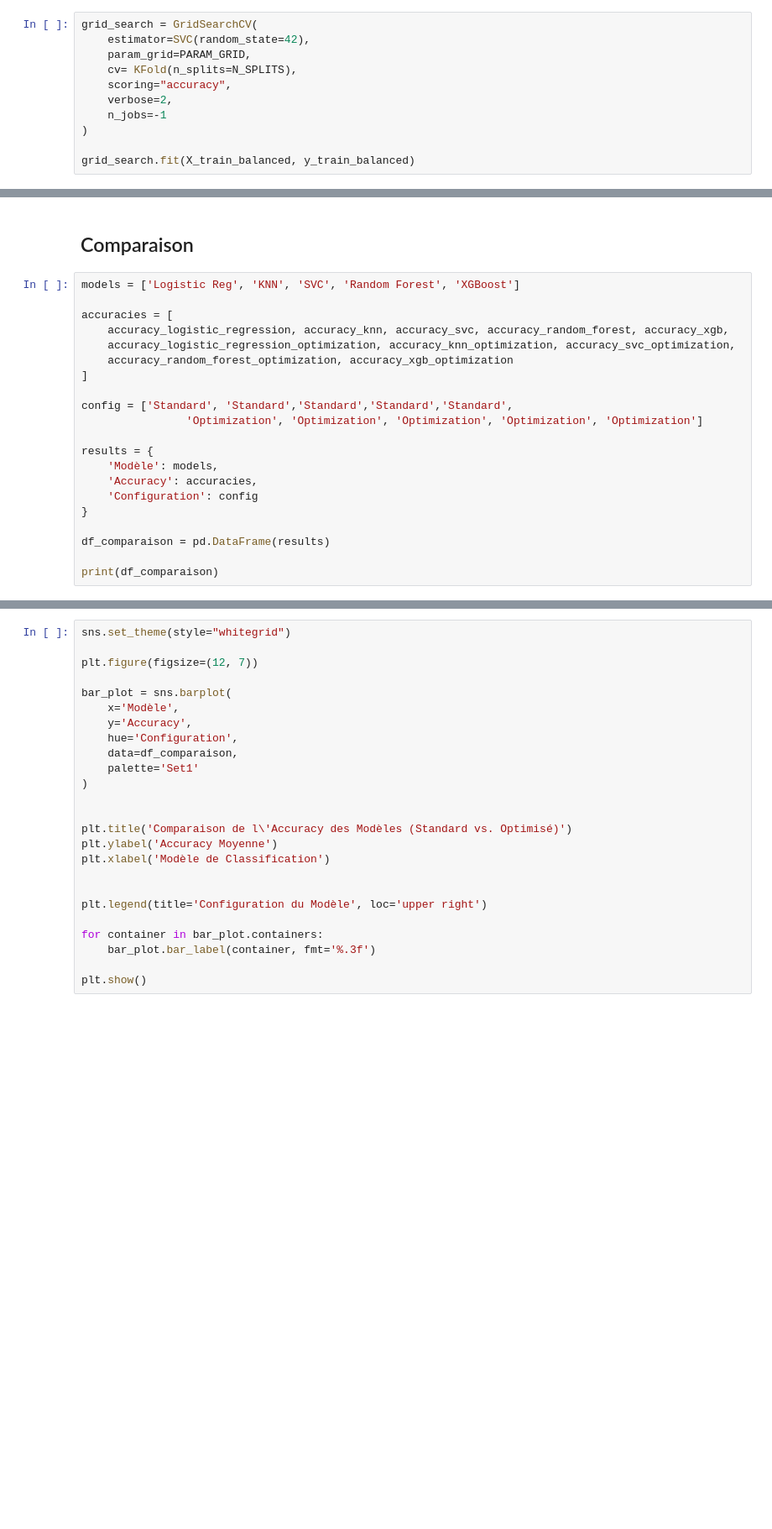
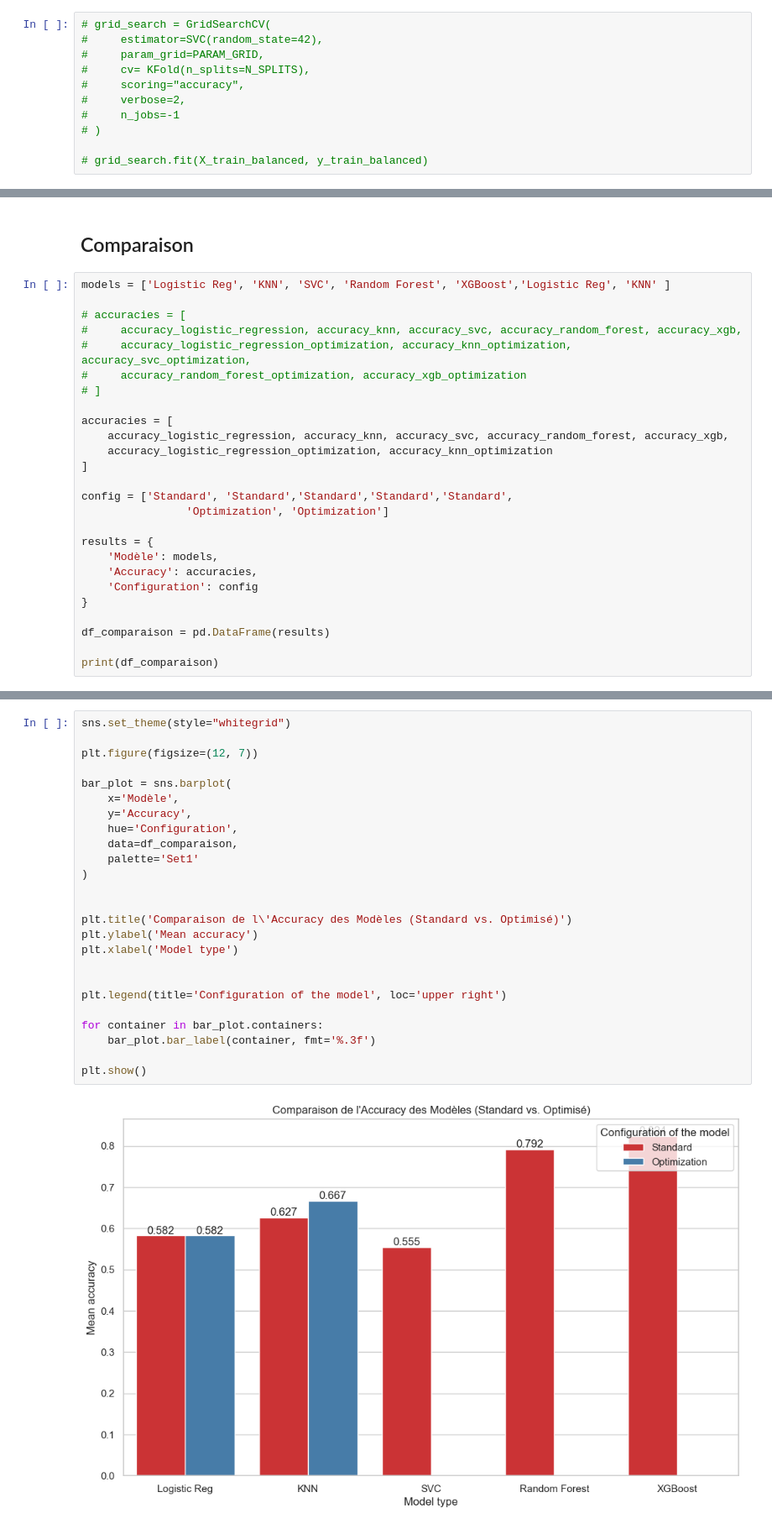
Before and after one commit to alecacerestel/Supervised_Challenge, a Jupyter notebook: notebooks/3_Genre_Coarse.ipynb, the cells around one changed output, grey strips where cells are left out. Shown at 84% size. Cells and saved outputs as stored; diff of their text form; blank space fills up the shorter version.

```diff
--- a/notebooks/3_Genre_Coarse.ipynb
+++ b/notebooks/3_Genre_Coarse.ipynb
@@ -325,16 +325,16 @@ PARAM_GRID = {
     'gamma': ['scale', 0.1]
 }
 # %%
-grid_search = GridSearchCV(
-    estimator=SVC(random_state=42),
-    param_grid=PARAM_GRID,
-    cv= KFold(n_splits=N_SPLITS),
-    scoring="accuracy",
-    verbose=2,
-    n_jobs=-1
-)
+# grid_search = GridSearchCV(
+#     estimator=SVC(random_state=42),
+#     param_grid=PARAM_GRID,
+#     cv= KFold(n_splits=N_SPLITS),
+#     scoring="accuracy",
+#     verbose=2,
+#     n_jobs=-1
+# )
 
-grid_search.fit(X_train_balanced, y_train_balanced)
+# grid_search.fit(X_train_balanced, y_train_balanced)
 # %% [output]
 Fitting 5 folds for each of 12 candidates, totalling 60 fits
 KeyboardInterrupt:
@@ -551,16 +551,21 @@ weighted avg       0.82      0.82      0.82      1374
 # %% [markdown]
 ## Comparaison
 # %%
-models = ['Logistic Reg', 'KNN', 'SVC', 'Random Forest', 'XGBoost']
+models = ['Logistic Reg', 'KNN', 'SVC', 'Random Forest', 'XGBoost','Logistic Reg', 'KNN' ]
+
+# accuracies = [
+#     accuracy_logistic_regression, accuracy_knn, accuracy_svc, accuracy_random_forest, accuracy_xgb,
+#     accuracy_logistic_regression_optimization, accuracy_knn_optimization, accuracy_svc_optimization,
+#     accuracy_random_forest_optimization, accuracy_xgb_optimization
+# ]
 
 accuracies = [
     accuracy_logistic_regression, accuracy_knn, accuracy_svc, accuracy_random_forest, accuracy_xgb,
-    accuracy_logistic_regression_optimization, accuracy_knn_optimization, accuracy_svc_optimization,
-    accuracy_random_forest_optimization, accuracy_xgb_optimization
+    accuracy_logistic_regression_optimization, accuracy_knn_optimization
 ]
 
 config = ['Standard', 'Standard','Standard','Standard','Standard',
-                'Optimization', 'Optimization', 'Optimization', 'Optimization', 'Optimization']
+                'Optimization', 'Optimization']
 
 results = {
     'Modèle': models,
@@ -574,25 +588,27 @@ print(df_comparaison)
 # %%
 sns.set_theme(style="whitegrid")
 
 plt.figure(figsize=(12, 7))
 
 bar_plot = sns.barplot(
     x='Modèle',
     y='Accuracy',
     hue='Configuration',
     data=df_comparaison,
     palette='Set1'
 )
 
 
 plt.title('Comparaison de l\'Accuracy des Modèles (Standard vs. Optimisé)')
-plt.ylabel('Accuracy Moyenne')
-plt.xlabel('Modèle de Classification')
+plt.ylabel('Mean accuracy')
+plt.xlabel('Model type')
 
 
-plt.legend(title='Configuration du Modèle', loc='upper right')
+plt.legend(title='Configuration of the model', loc='upper right')
 
 for container in bar_plot.containers:
     bar_plot.bar_label(container, fmt='%.3f')
 
 plt.show()
+# %% [output]
+[figure, added]
```
Also changed, not shown: parts of 4 cells of this notebook.
